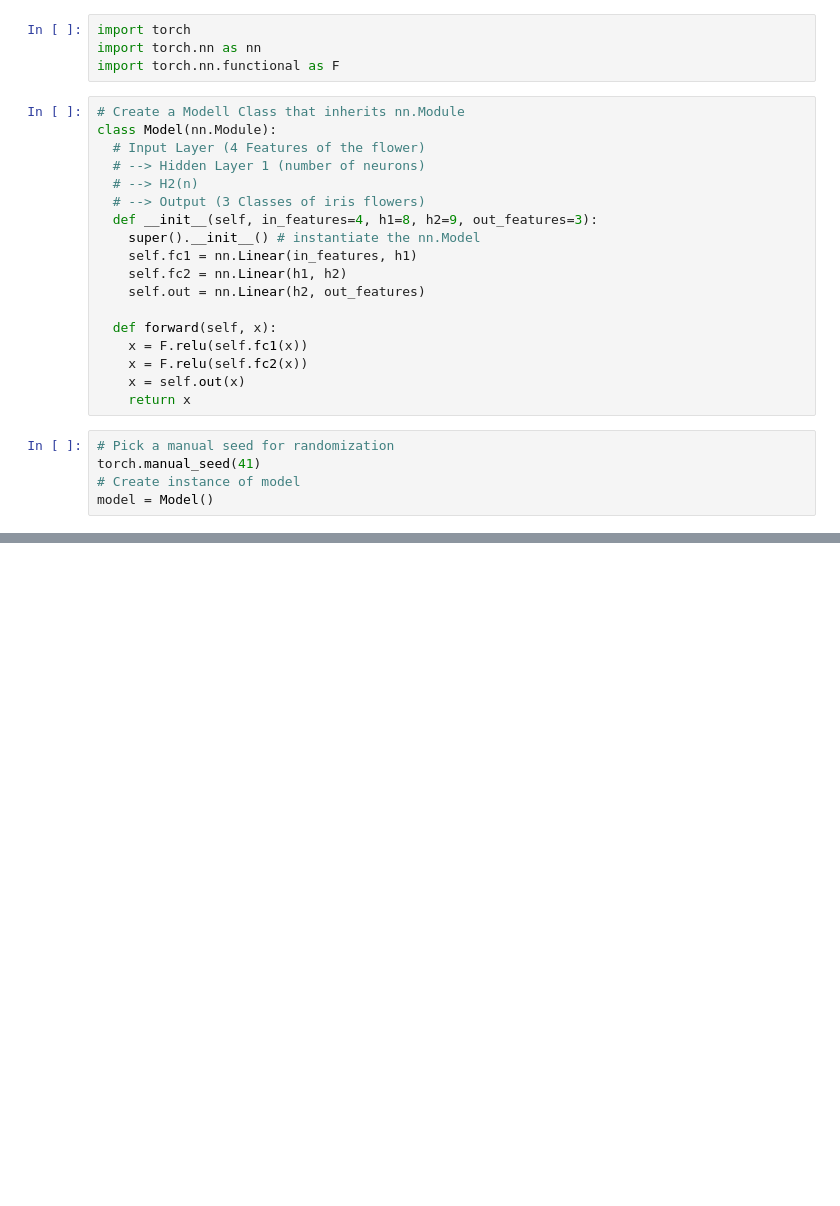
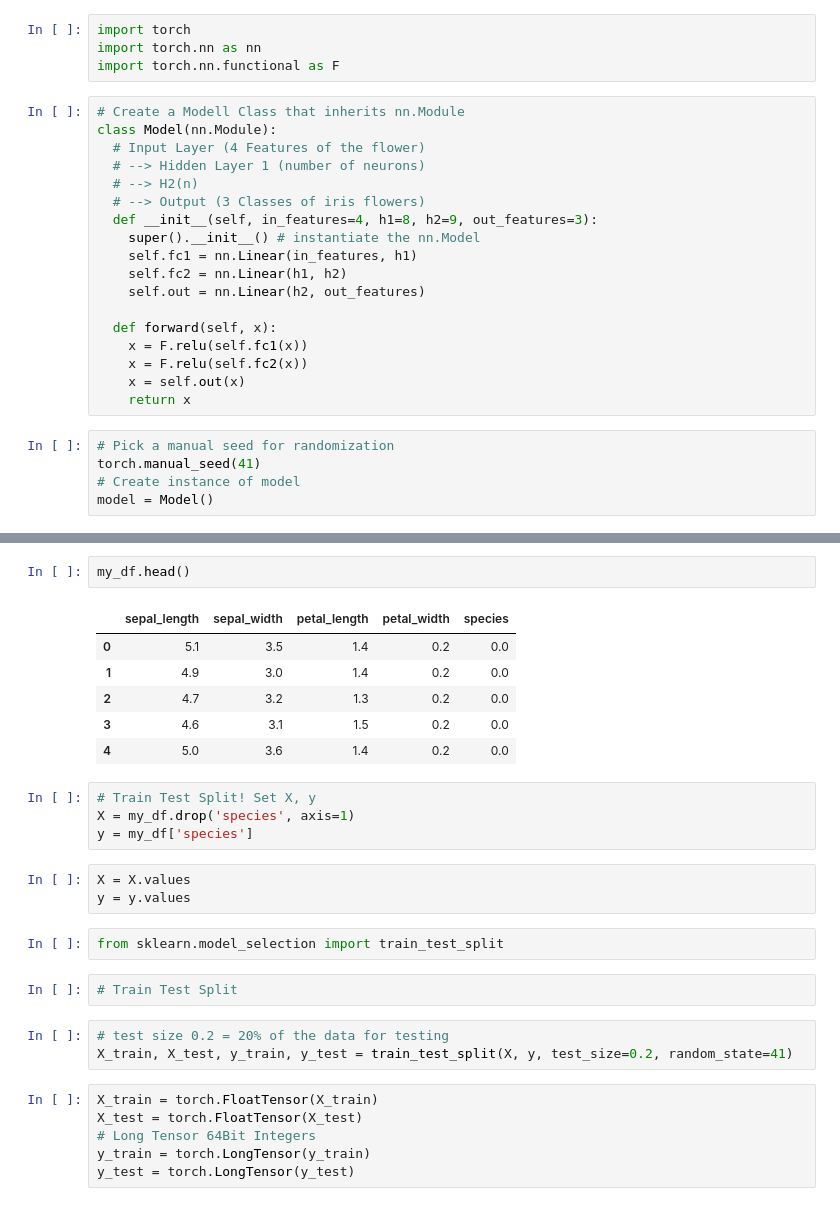
Before and after one commit to muesgit/deep_learning_tutorial, a Jupyter notebook: Simple_Neural_Network.ipynb, the cells around one changed output, grey strips where cells are left out. Drawn from its saved outputs; the diff is of its cells as text; blank space fills up the shorter version.

```diff
--- a/Simple_Neural_Network.ipynb
+++ b/Simple_Neural_Network.ipynb
@@ -29,0 +49,29 @@ model = Model()
+# %%
+my_df.head()
+# %% [output]
+|  | sepal_length | sepal_width | petal_length | petal_width | species |
+| 0 | 5.1 | 3.5 | 1.4 | 0.2 | 0.0 |
+| 1 | 4.9 | 3.0 | 1.4 | 0.2 | 0.0 |
+| 2 | 4.7 | 3.2 | 1.3 | 0.2 | 0.0 |
+| 3 | 4.6 | 3.1 | 1.5 | 0.2 | 0.0 |
+| 4 | 5.0 | 3.6 | 1.4 | 0.2 | 0.0 |
+# %%
+# Train Test Split! Set X, y
+X = my_df.drop('species', axis=1)
+y = my_df['species']
+# %%
+X = X.values
+y = y.values
+# %%
+from sklearn.model_selection import train_test_split
+# %%
+# Train Test Split
+# %%
+# test size 0.2 = 20% of the data for testing
+X_train, X_test, y_train, y_test = train_test_split(X, y, test_size=0.2, random_state=41)
+# %%
+X_train = torch.FloatTensor(X_train)
+X_test = torch.FloatTensor(X_test)
+# Long Tensor 64Bit Integers
+y_train = torch.LongTensor(y_train)
+y_test = torch.LongTensor(y_test)
```
Also changed, not shown: parts of 9 cells of this notebook.
